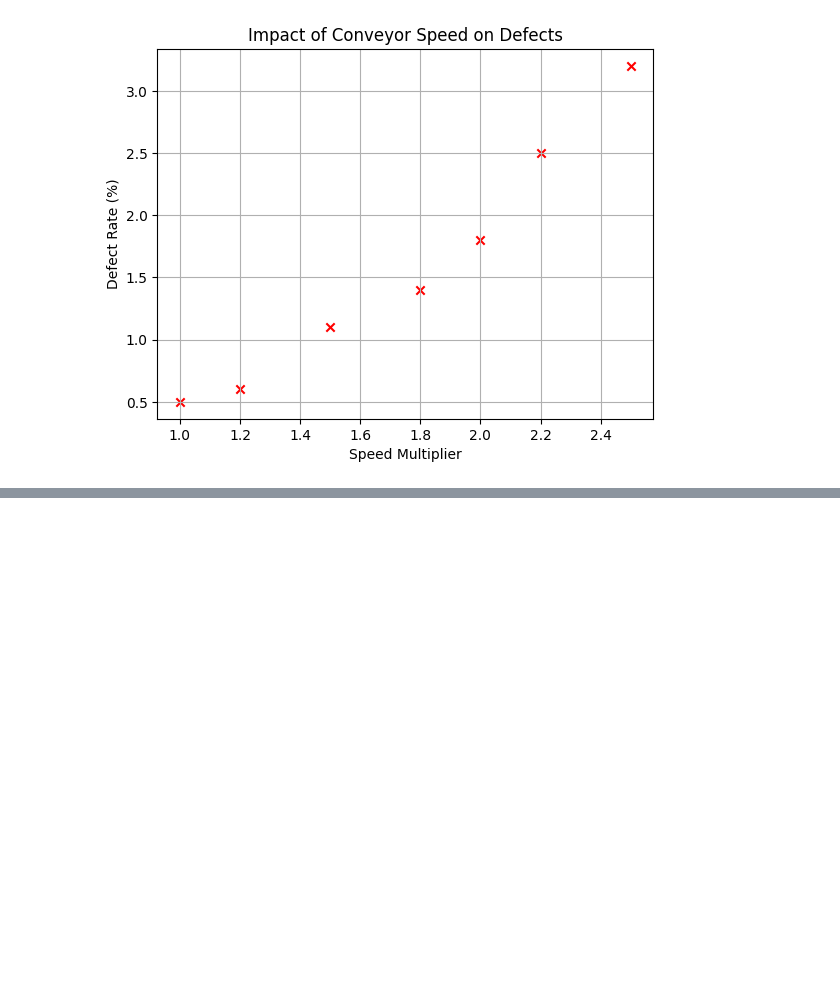
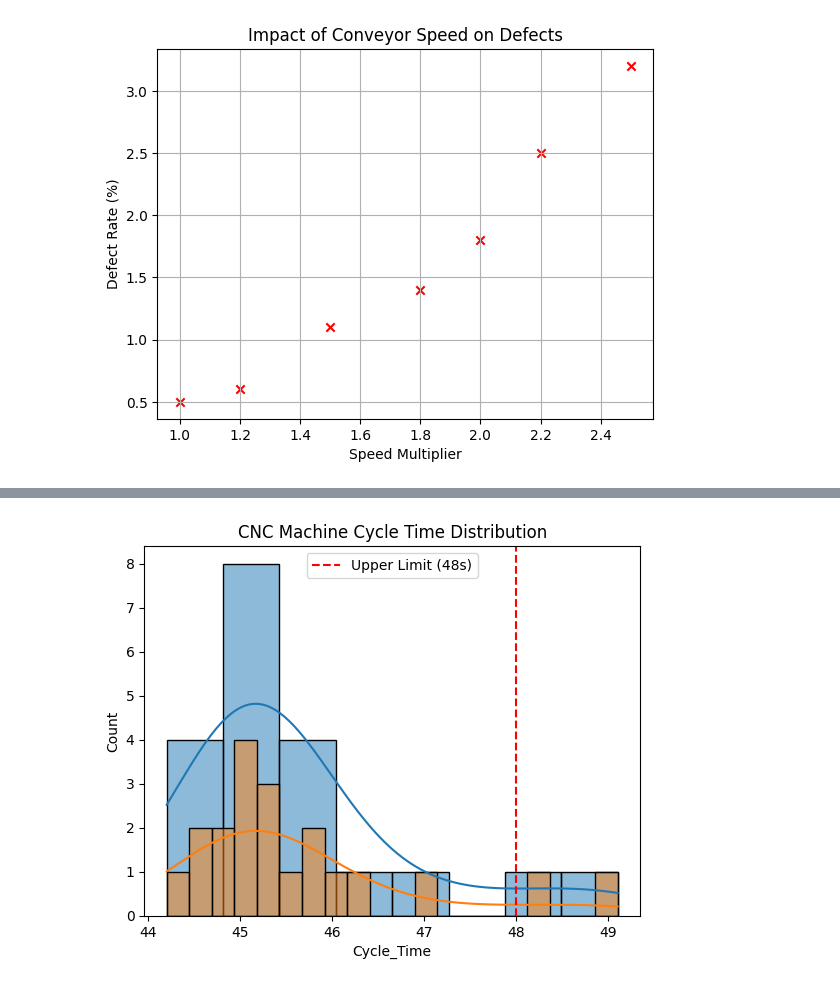
Before and after one commit to VeliCanDCFL/jupyter-practice, a Jupyter notebook: my_fourth_notebook.ipynb, the cells around one changed output, grey strips where cells are left out. Cells and saved outputs as stored; diff of their text form; code cells hidden in the pictures; blank space fills up the shorter version.

```diff
--- a/my_fourth_notebook.ipynb
+++ b/my_fourth_notebook.ipynb
@@ -104,3 +104,31 @@ plt.show()
 # %%
+#sns.histplot(data=your_dataframe, x="Column_Name", kde=True)
+#(Note: kde=True tells Seaborn to draw that smooth bell-curve line over the bars).
+import pandas as pd
 import seaborn as sns
 import matplotlib.pyplot as plt
+
+# 1. The Raw Data
+data = {
+    "Cycle_Time": [44.2, 45.1, 46.3, 44.8, 45.5, 47.1, 45.0, 44.9, 45.8, 48.2,
+                   45.1, 44.5, 45.3, 46.0, 45.7, 44.6, 45.2, 49.1, 45.4, 45.0]
+}
+
+# 2. Convert to a Pandas DataFrame
+df_cycles = pd.DataFrame(data)
+
+# 3. Draw the Histogram using Seaborn
+# TASK: Write the sns.histplot() command here.
+sns.histplot(data=df_cycles, x="Cycle_Time", kde=True)
+# Pass df_cycles as the data, "Cycle_Time" as x, and set kde=True.
+# Increasing the bin count to 15 to tighten the bar width
+sns.histplot(data=df_cycles, x="Cycle_Time", kde=True, bins=20)
+
+
+# 4. Add a threshold line and show (Matplotlib still handles the canvas!)
+plt.axvline(x=48.0, color='red', linestyle='--', label='Upper Limit (48s)')
+plt.title("CNC Machine Cycle Time Distribution")
+plt.legend()
+plt.show()
+# %% [output]
+[figure, added]
```
Also changed, not shown: parts of 3 cells of this notebook.
